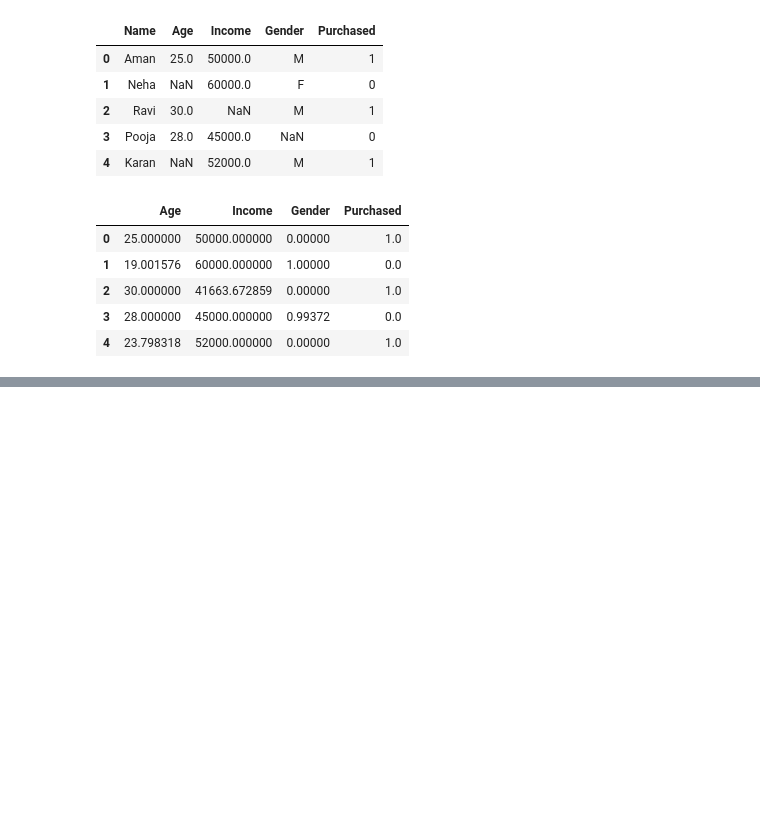
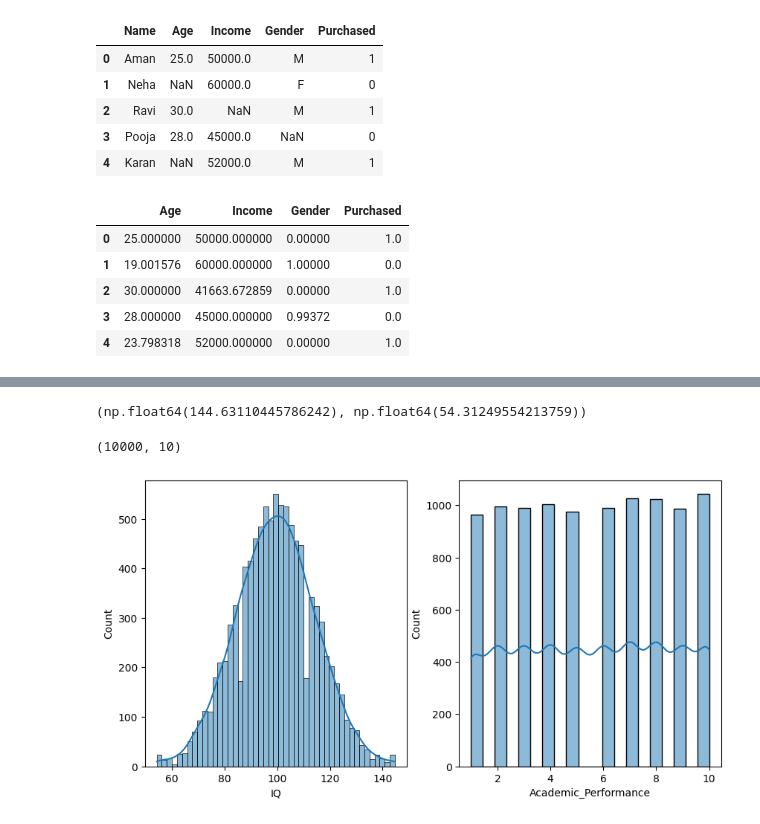
Before and after one commit to Shekhar7017/EDA, a Jupyter notebook: FeatureEngineering.ipynb, the cells around one changed output, grey strips where cells are left out. Drawn from its saved outputs; the diff is of its cells as text; code cells hidden in the pictures; blank space fills up the shorter version.

```diff
--- a/FeatureEngineering.ipynb
+++ b/FeatureEngineering.ipynb
@@ -1858,0 +1889,3 @@ df_imputed.head()
+# %%
+df = pd.read_csv('placement.csv')
+print("Dataset is loaded successfully!")
@@ -1858,0 +1923,3 @@ df_imputed.head()
+# %%
+upper = df['IQ'].mean() + 3 * df['IQ'].std()
+lower = df['IQ'].mean() - 3 * df['IQ'].std()
@@ -1858,0 +1938,20 @@ df_imputed.head()
+# %%
+upper, lower
+# %% [output]
+(np.float64(144.63110445786242), np.float64(54.31249554213759))
+# %%
+df['IQ'] = np.where(df['IQ']>upper,upper,np.where(df['IQ']<lower,lower,df['IQ']))
+# %%
+df.shape
+# %% [output]
+(10000, 10)
+# %%
+plt.figure(figsize=(10,5))
+plt.subplot(1,2,1)
+sns.histplot(df['IQ'], kde=True)
+plt.subplot(1,2,2)
+sns.histplot(df['Academic_Performance'],kde=True)
+
+plt.show()
+# %% [output]
+[figure, added]
```
Also changed, not shown: parts of 19 cells of this notebook, 1 other file.
